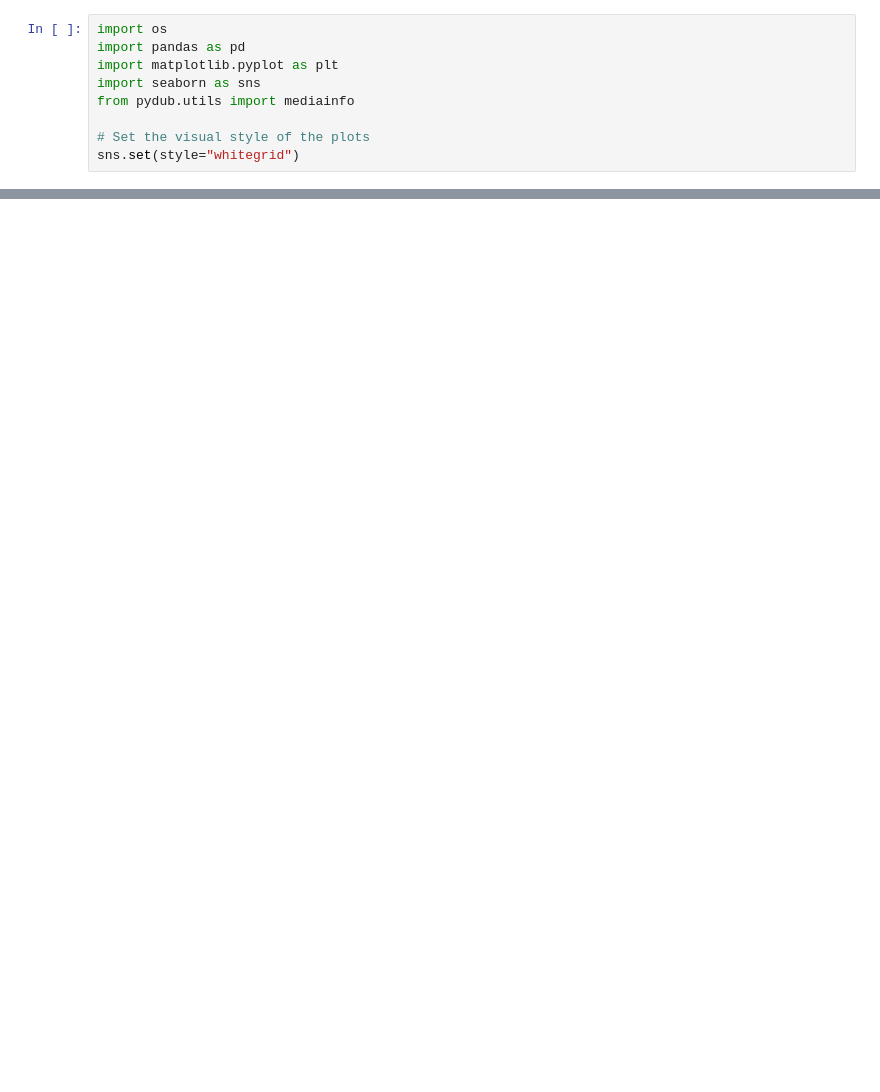
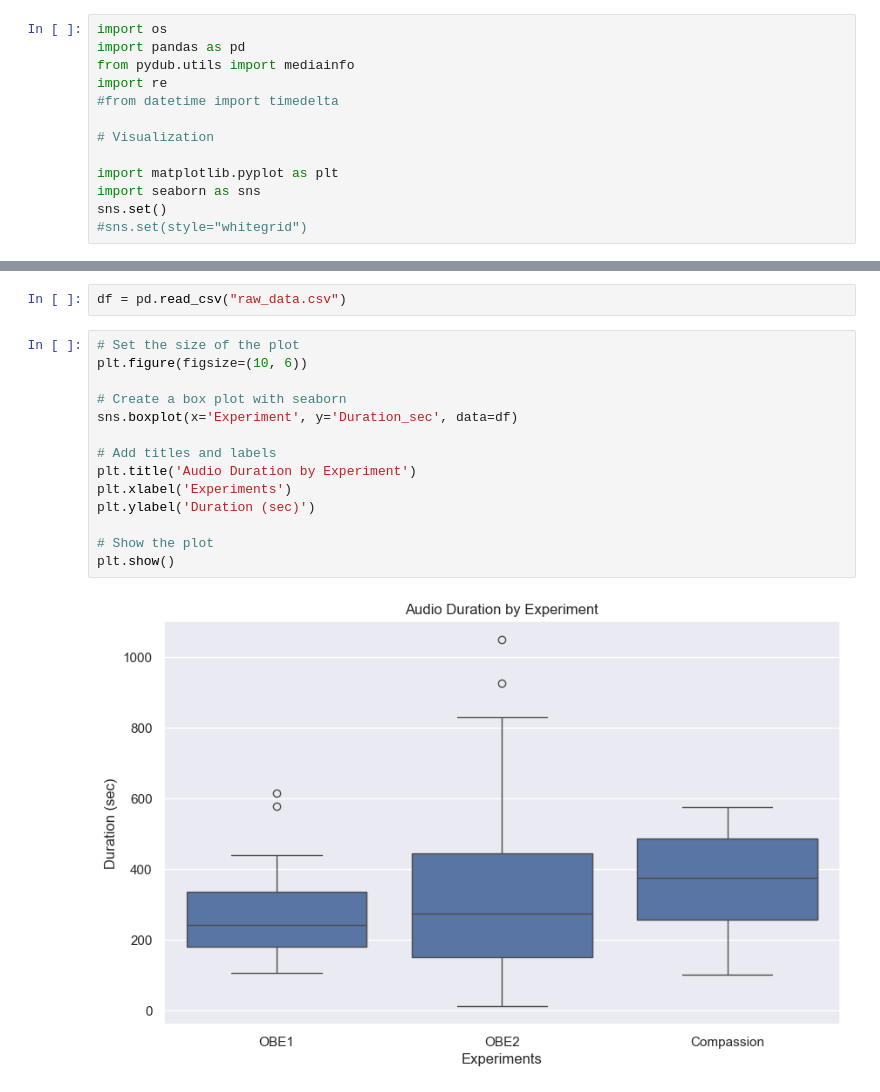
Before and after one commit to AfroDeivid/automatic-interviews-processing, a Jupyter notebook: src/raw_analysis.ipynb, the cells around one changed output, grey strips where cells are left out. Cells and saved outputs as stored; diff of their text form; blank space fills up the shorter version.

```diff
--- a/src/raw_analysis.ipynb
+++ b/src/raw_analysis.ipynb
@@ -1,9 +3,13 @@
 # %%
 import os
 import pandas as pd
+from pydub.utils import mediainfo
+import re
+#from datetime import timedelta
+
+# Visualization
+
 import matplotlib.pyplot as plt
 import seaborn as sns
-from pydub.utils import mediainfo
-
-# Set the visual style of the plots
-sns.set(style="whitegrid")
+sns.set()
+#sns.set(style="whitegrid")
@@ -72,0 +96,18 @@ audio_data.describe()
+# %%
+df = pd.read_csv("raw_data.csv")
+# %%
+# Set the size of the plot
+plt.figure(figsize=(10, 6))
+
+# Create a box plot with seaborn
+sns.boxplot(x='Experiment', y='Duration_sec', data=df)
+
+# Add titles and labels
+plt.title('Audio Duration by Experiment')
+plt.xlabel('Experiments')
+plt.ylabel('Duration (sec)')
+
+# Show the plot
+plt.show()
+# %% [output]
+[figure, added]
```
Also changed, not shown: parts of 13 cells of this notebook, 5 other files.
